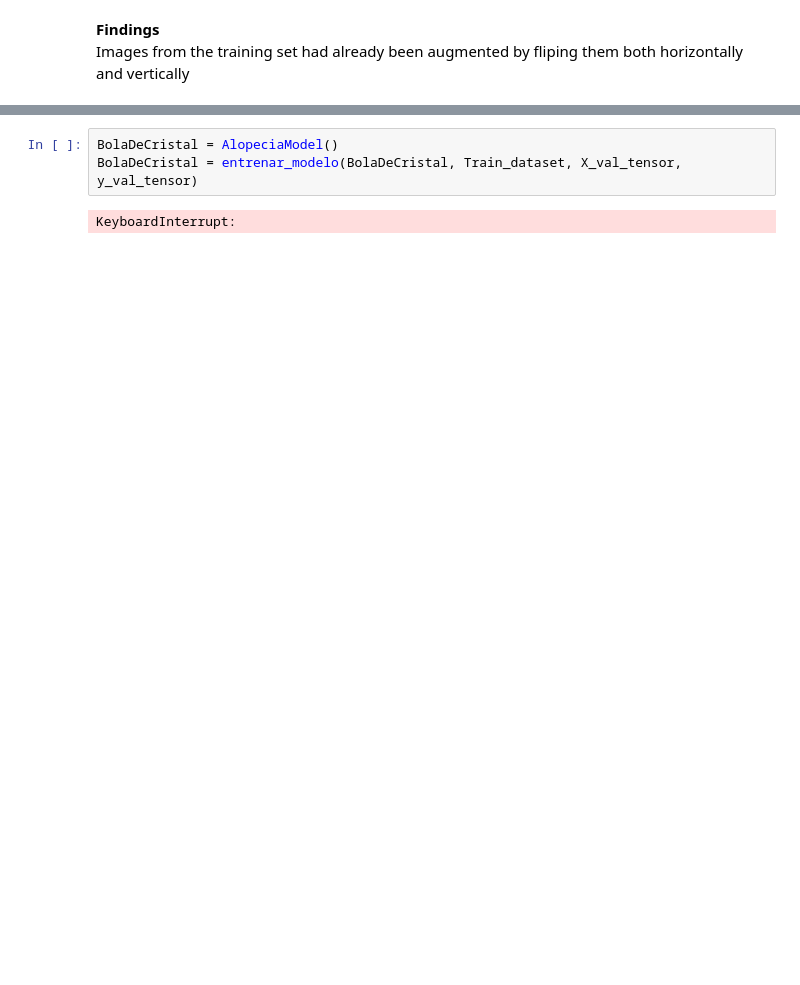
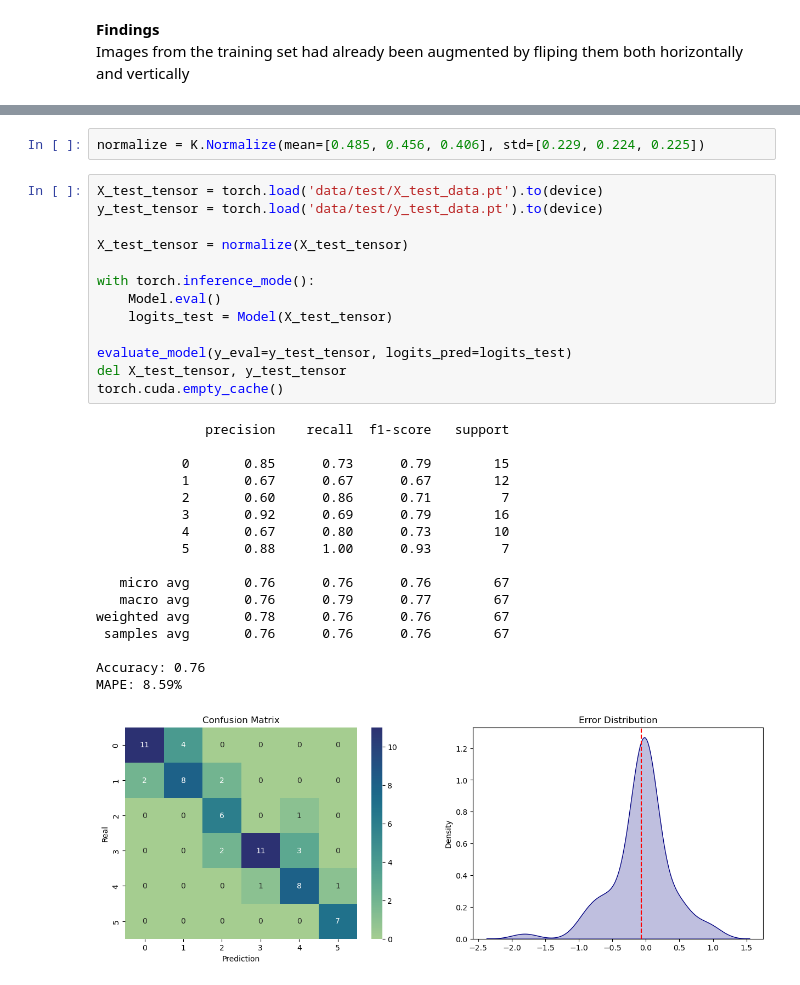
Before and after one commit to Rubenvalrom/Multilabel-Baldness-Classification, a Jupyter notebook: notebook.ipynb, the cells around one changed output, grey strips where cells are left out. Drawn from its saved outputs; the diff is of its cells as text; blank space fills up the shorter version.

```diff
--- a/notebook.ipynb
+++ b/notebook.ipynb
@@ -344,8 +504,36 @@ def evaluar_modelo(y_test, logits):
 
     plt.show()
-# %%
-BolaDeCristal = AlopeciaModel()
-BolaDeCristal = entrenar_modelo(BolaDeCristal, Train_dataset, X_val_tensor, y_val_tensor)
-# %% [output]
-KeyboardInterrupt:
+# %%
+normalize = K.Normalize(mean=[0.485, 0.456, 0.406], std=[0.229, 0.224, 0.225])
+# %%
+X_test_tensor = torch.load('data/test/X_test_data.pt').to(device)
+y_test_tensor = torch.load('data/test/y_test_data.pt').to(device)
+
+X_test_tensor = normalize(X_test_tensor)
+
+with torch.inference_mode():
+    Model.eval()
+    logits_test = Model(X_test_tensor)
+
+evaluate_model(y_eval=y_test_tensor, logits_pred=logits_test)
+del X_test_tensor, y_test_tensor
+torch.cuda.empty_cache()
+# %% [output]
+              precision    recall  f1-score   support
+
+           0       0.85      0.73      0.79        15
+           1       0.67      0.67      0.67        12
+           2       0.60      0.86      0.71         7
+           3       0.92      0.69      0.79        16
+           4       0.67      0.80      0.73        10
+           5       0.88      1.00      0.93         7
+
+   micro avg       0.76      0.76      0.76        67
+   macro avg       0.76      0.79      0.77        67
+weighted avg       0.78      0.76      0.76        67
+ samples avg       0.76      0.76      0.76        67
+
+Accuracy: 0.76
+MAPE: 8.59%
+[figure, added]
 # %%
```
Also changed, not shown: parts of 44 cells of this notebook, 11 other files.
